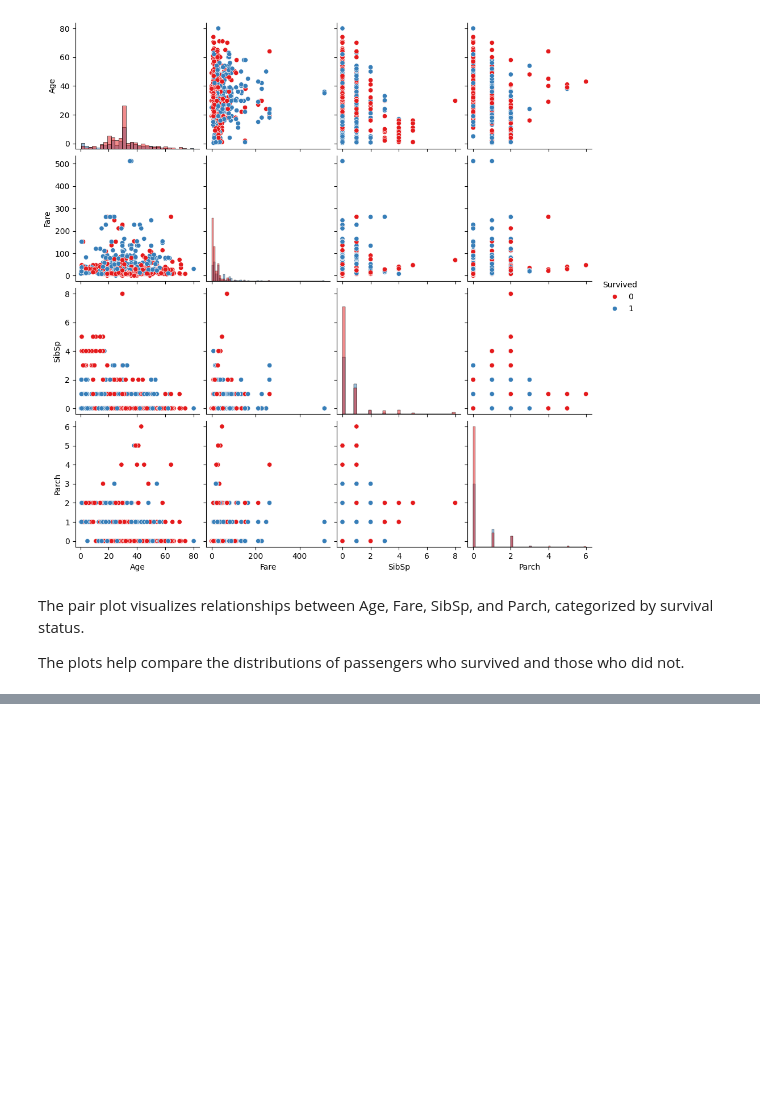
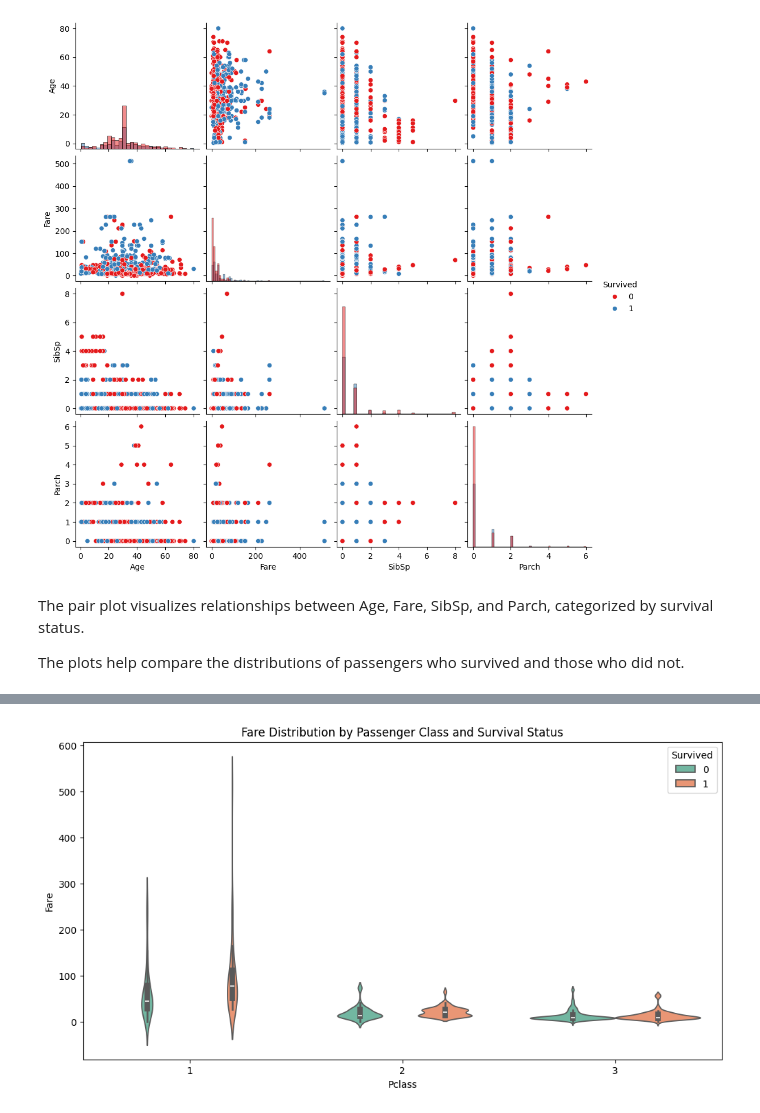
Before and after one commit to ajithraphaelthomas/colab-git-assignment2-ART, a Jupyter notebook: Assignment_5.ipynb, the cells around one changed output, grey strips where cells are left out. Cells and saved outputs as stored; diff of their text form; code cells hidden in the pictures; blank space fills up the shorter version.

```diff
--- a/Assignment_5.ipynb
+++ b/Assignment_5.ipynb
@@ -338,8 +383,11 @@ The plots help compare the distributions of passengers who survived and those wh
 # %%
-# Task 9: Analyze age distribution
+# Task 10: Analyze fare distribution
 
-# TODO: Create a box plot of age distribution by passenger class and sex
-# plt.figure(figsize=(12, 6))
-# ...
-# plt.title('Age Distribution by Passenger Class and Sex')
-# plt.show()
+# TODO: Create a violin plot of fare distribution by passenger class and survival status
+plt.figure(figsize=(12, 6))
+sns.violinplot(data=df, x='Pclass', y='Fare',
+               hue='Survived', palette='Set2')
+plt.title('Fare Distribution by Passenger Class and Survival Status')
+plt.show()
+# %% [output]
+[figure, added]
```
Also changed, not shown: parts of 10 cells of this notebook.
